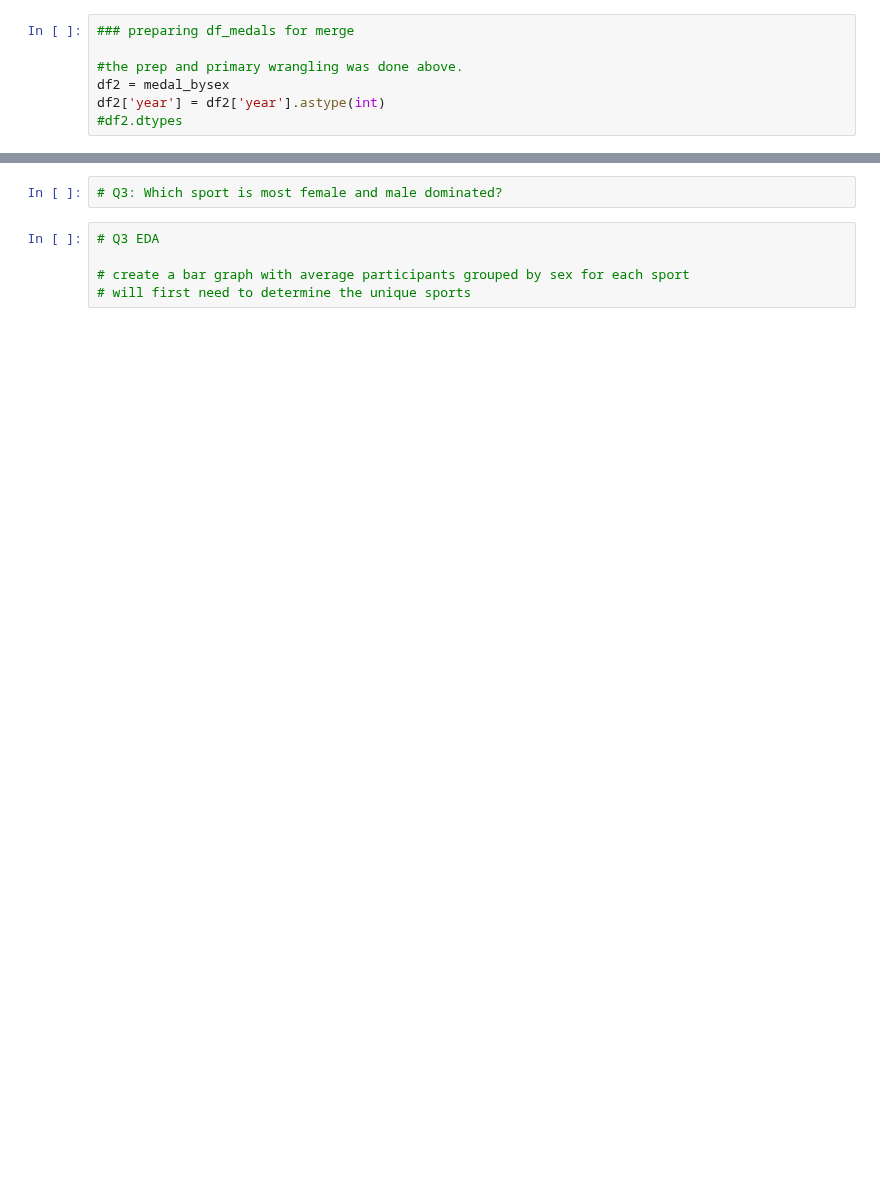
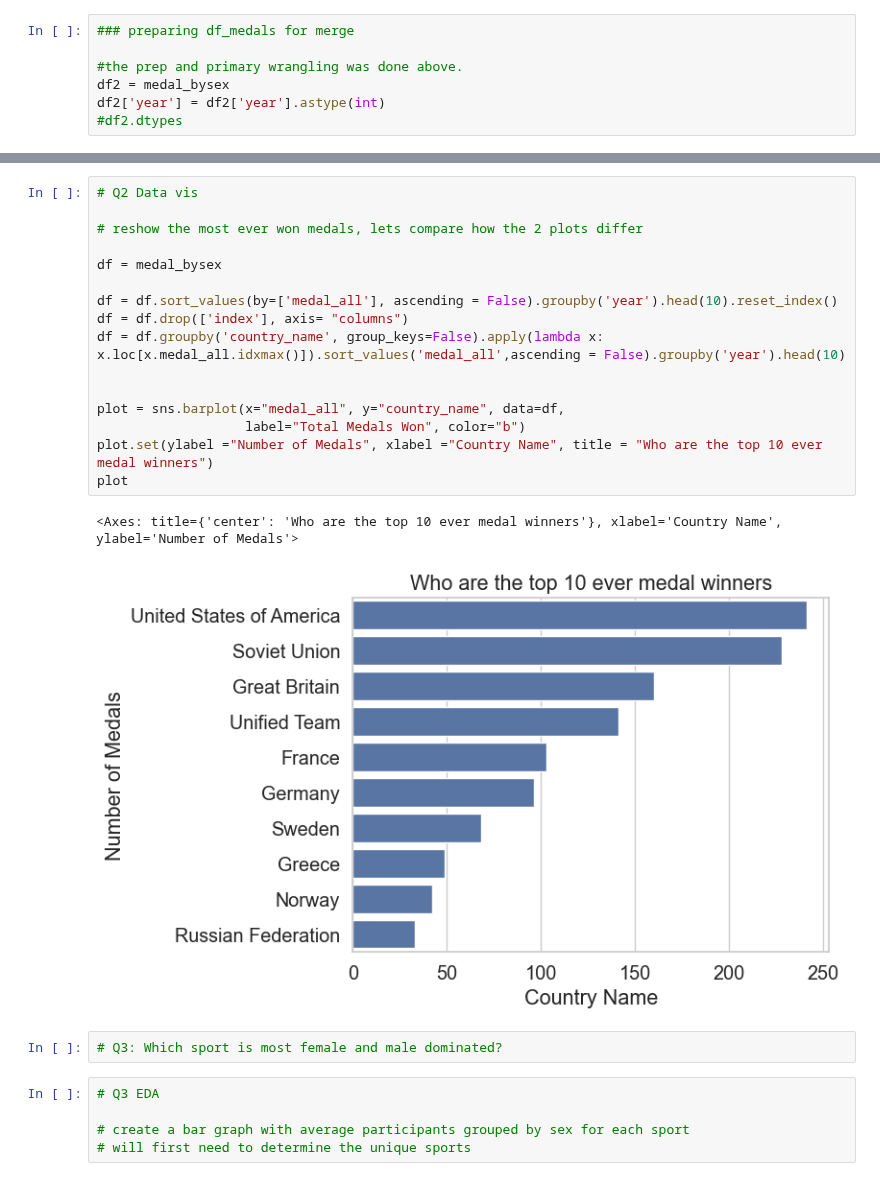
Before and after one commit to ubco-W2022T2-data301/project-group-group17, a Jupyter notebook: analysis/notebooks/analysis_conan.ipynb, the cells around one changed output, grey strips where cells are left out. Cells and saved outputs as stored; diff of their text form; blank space fills up the shorter version.

Commit message:
Q1 and Q2 data vis

```diff
--- a/analysis/notebooks/analysis_conan.ipynb
+++ b/analysis/notebooks/analysis_conan.ipynb
@@ -155,3 +191,22 @@ df_merge
+# %%
+# Q2 Data vis
+
+# reshow the most ever won medals, lets compare how the 2 plots differ
+
+df = medal_bysex
+
+df = df.sort_values(by=['medal_all'], ascending = False).groupby('year').head(10).reset_index()
+df = df.drop(['index'], axis= "columns")
+df = df.groupby('country_name', group_keys=False).apply(lambda x: x.loc[x.medal_all.idxmax()]).sort_values('medal_all',ascending = False).groupby('year').head(10)
+
+
+plot = sns.barplot(x="medal_all", y="country_name", data=df,
+                   label="Total Medals Won", color="b")
+plot.set(ylabel ="Number of Medals", xlabel ="Country Name", title = "Who are the top 10 ever medal winners")
+plot
+# %% [output]
+<Axes: title={'center': 'Who are the top 10 ever medal winners'}, xlabel='Country Name', ylabel='Number of Medals'>
+[figure, added]
 # %%
 # Q3: Which sport is most female and male dominated?
 # %%
```
Also changed, not shown: parts of 10 cells of this notebook.
